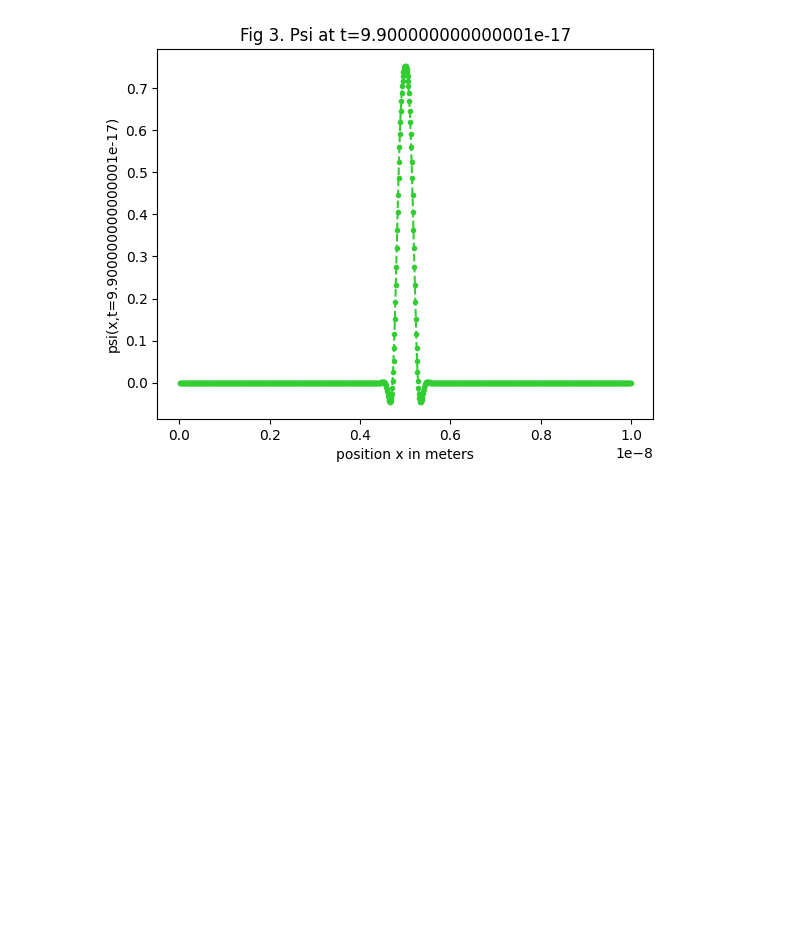
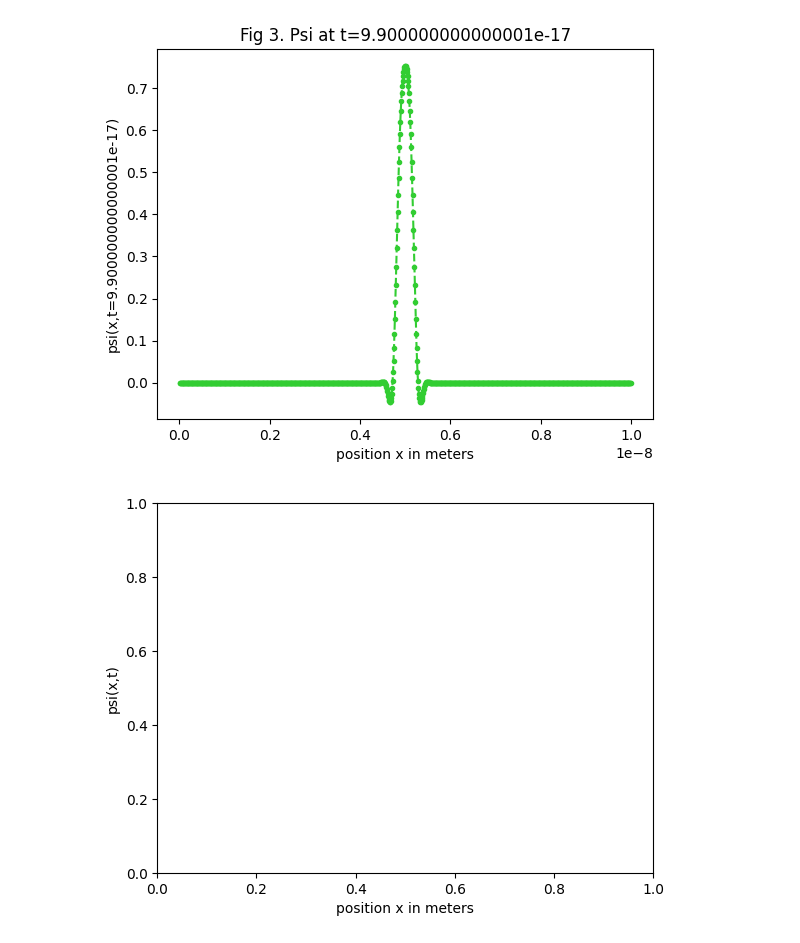
Before and after one commit to SanchezJJC/ApPhy-155, a Jupyter notebook: Sanchez_lab_assignment_module5.ipynb, the cells around one changed output. Drawn from its saved outputs; the diff is of its cells as text; code cells hidden in the pictures; blank space fills up the shorter version.

```diff
--- a/Sanchez_lab_assignment_module5.ipynb
+++ b/Sanchez_lab_assignment_module5.ipynb
@@ -375 +370,31 @@ import matplotlib.animation as animation
+# %%
+
+# ANIMATION
+
+import matplotlib.animation as animation
+
+steps = 2
+# This contains all the time evolution of the wavefunction for the specified # of steps.
+mega_psi_array = C_N_Method(size=N-1, steps=steps)
+
+# This contains the time associated with with each wavefunction of mega_psi_array
+t_array = C_N_Method(size=N-1, steps=steps, use_t_array=True)
+
+# Initializing fig where we do animations
+fig4, ax4 = plt.subplots()
+ax4.set_xlabel("position x in meters"); ax4.set_ylabel("psi(x,t)")
+
+# animation function
+def update(i):
+    #ax4.clear()
+    # Plotting graph
+    ax4.plot(x_array, mega_psi_array[i][:], color = "limegreen")
+
+
+
+ani = animation.FuncAnimation(fig=fig4, func=update, frames=range(steps))
+
+plt.show()
+# %% [output]
+[figure, added]
 # %% [markdown]
```
Also changed, not shown: parts of 3 cells of this notebook.
